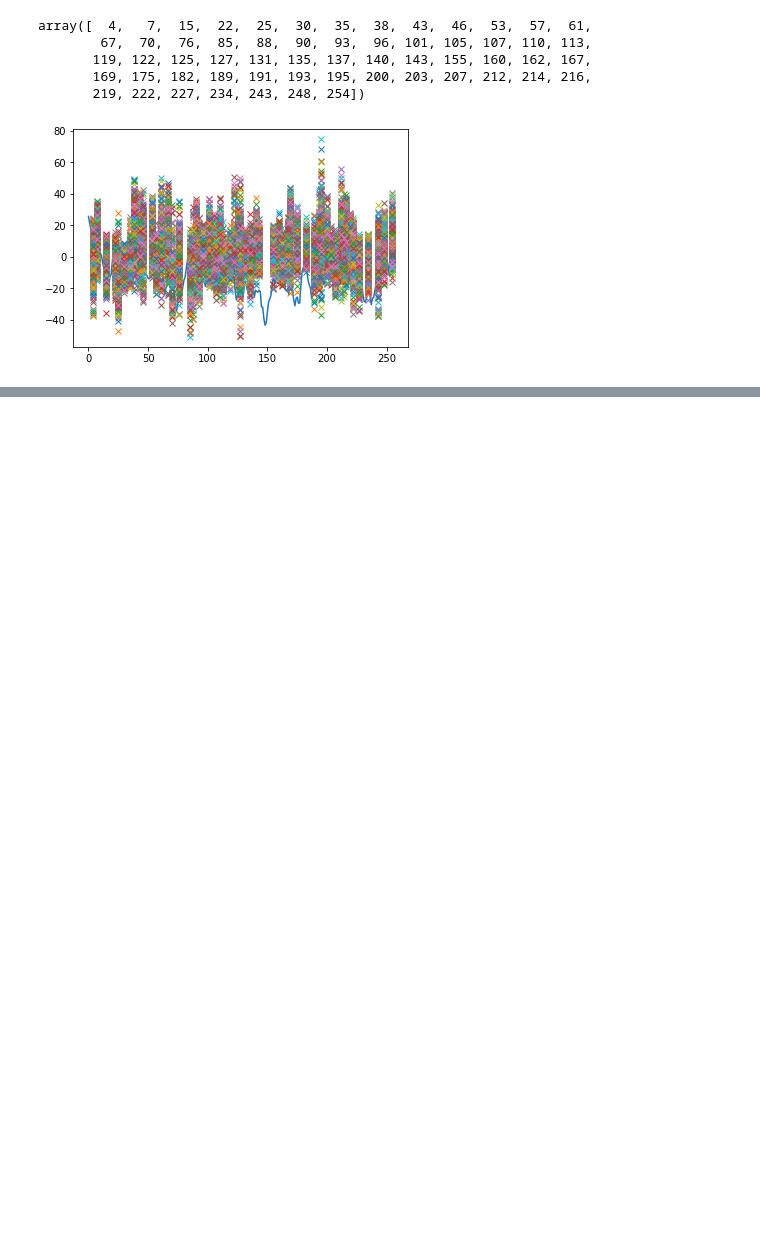
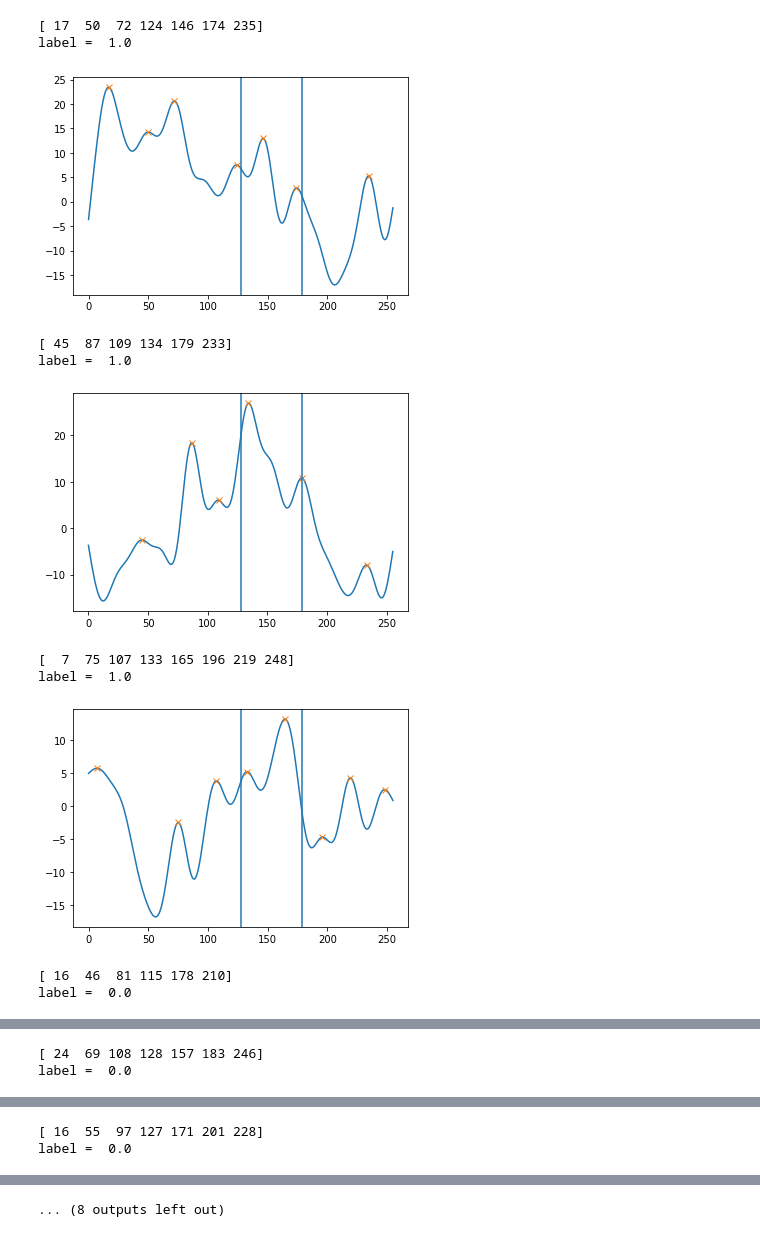
Before and after one commit to NTX-McGill/Neurotech-2023, a Jupyter notebook: siggy_ml/Dataset Analysis.ipynb, the cells around one changed output, grey strips where cells are left out. Cells and saved outputs as stored; diff of their text form; code cells hidden in the pictures; blank space fills up the shorter version.

```diff
--- a/siggy_ml/Dataset Analysis.ipynb
+++ b/siggy_ml/Dataset Analysis.ipynb
@@ -5,8 +5,12 @@ from scipy.signal import find_peaks
 from erp_classifier import stupid_clf
 # %%
 X_train = np.load('Cz_dataset/X_train.npy')
-y_test = np.load('Cz_dataset/X_test.npy')
+X_test = np.load('Cz_dataset/X_test.npy')
+y_train = np.load('Cz_dataset/y_train.npy')
+y_test = np.load('Cz_dataset/y_test.npy')
 # %%
 def get_peak(signal):
     return find_peaks(signal)
+# %%
+clf = stupid_clf()
 # %%
@@ -17,15 +21,22 @@ plt.plot(X_train[0])
-# %%
-peaks = find_peaks(X_train[0])
-peaks[0]
-# %% [output]
-array([  4,   7,  15,  22,  25,  30,  35,  38,  43,  46,  53,  57,  61,
-        67,  70,  76,  85,  88,  90,  93,  96, 101, 105, 107, 110, 113,
-       119, 122, 125, 127, 131, 135, 137, 140, 143, 155, 160, 162, 167,
-       169, 175, 182, 189, 191, 193, 195, 200, 203, 207, 212, 214, 216,
-       219, 222, 227, 234, 243, 248, 254])
 # %%
-plt.plot(X_train[0])
-plt.plot(peaks[0], X_train[peaks[0]], 'x')
-plt.show()
+for i in range(10):
+    peaks = find_peaks(-clf.preprocess(X_train[i], upper = 10))
+    print(peaks[0])
+    print("label = ", y_train[i])
+    plt.plot(-clf.preprocess(X_train[i], upper = 10))
+    plt.plot(peaks[0], -clf.preprocess(X_train[i], upper = 10)[peaks[0]], 'x')
+    plt.axvline(x = 0.5*256)
+    plt.axvline(x = 0.7*256)
+    plt.show()
 # %% [output]
+[ 17  50  72 124 146 174 235]
+label =  1.0
-[figure, old version]
+[figure, new version]
+[ 45  87 109 134 179 233]
+label =  1.0
+[figure, added]
+[  7  75 107 133 165 196 219 248]
+label =  1.0
+[figure, added]
+[ 16  46  81 115 178 210]
+label =  0.0
@@ -31,0 +44,2 @@ plt.show()
+[ 24  69 108 128 157 183 246]
+label =  0.0
@@ -31,0 +47,2 @@ plt.show()
+[ 16  55  97 127 171 201 228]
+label =  0.0
@@ -31,0 +50 @@ plt.show()
+... (8 outputs left out)
```
Also changed, not shown: parts of 11 cells of this notebook, 13 other files.
